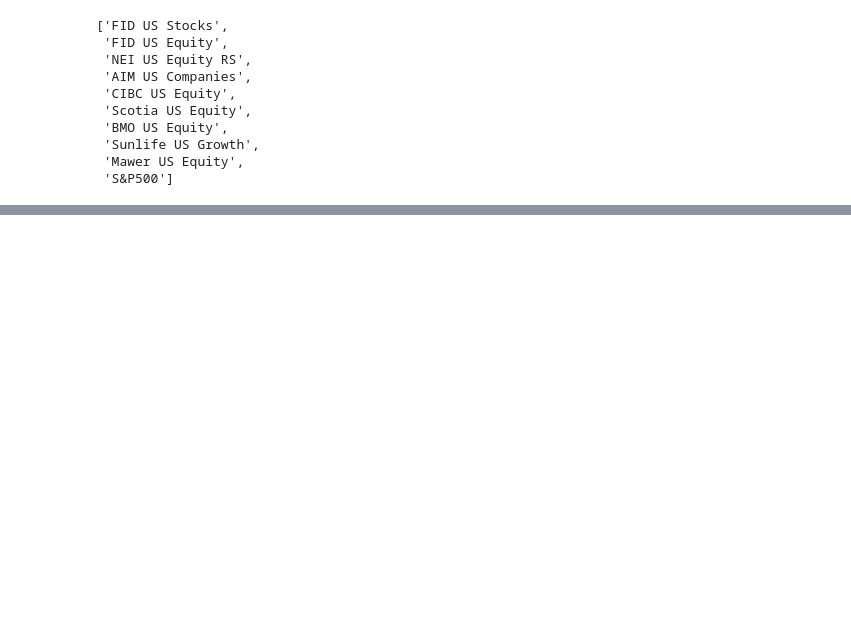
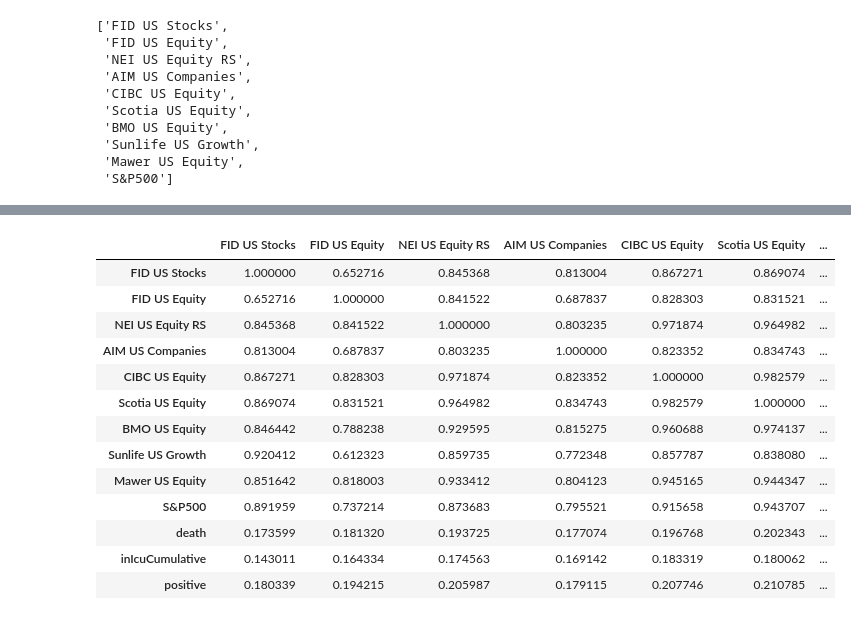
Before and after one commit to harrysui1997/Passive-vs-Active-Management-Analysis, a Jupyter notebook: Starter Code/Funds Analysis.ipynb, the cells around one changed output, grey strips where cells are left out. Cells and saved outputs as stored; diff of their text form; code cells hidden in the pictures; blank space fills up the shorter version.

```diff
--- a/Starter Code/Funds Analysis.ipynb
+++ b/Starter Code/Funds Analysis.ipynb
@@ -222,0 +224,17 @@ combined.set_index('index')
+# %%
+#dropping all columns that do not associate with the data objective
+covid_cases = covid_cases.drop(columns=['date',
+                                        'deathIncrease',
+                                        'inIcuCurrently',
+                                        'hospitalizedIncrease',
+                                        'hospitalizedCurrently',
+                                        'hospitalizedCumulative',
+                                        'negative',
+                                        'negativeIncrease',
+                                        'onVentilatorCumulative',
+                                        'onVentilatorCurrently',
+                                        'positiveIncrease',
+                                        'states',
+                                        'totalTestResults',
+                                        'totalTestResultsIncrease'])
+covid_cases
@@ -222,0 +256,4 @@ combined.set_index('index')
+# %%
+#sorting indexing in ascending order
+covid_cases = covid_cases.sort_index(ascending=True)
+covid_cases
@@ -222,0 +275,4 @@ combined.set_index('index')
+# %%
+#calculating percent change and droping nall variables
+covid_pct_change = covid_cases.pct_change().dropna()
+covid_pct_change
@@ -222,0 +294,4 @@ combined.set_index('index')
+# %%
+#joining daily returns with covid cases
+returns_and_covid_pct = pd.concat([daily_returns, covid_pct_change], axis="columns", join="inner")
+returns_and_covid_pct
@@ -222,0 +312,19 @@ combined.set_index('index')
+# %%
+#using correlation function to see if covid cases are correlated with stock flow
+daily_covid_correlation = returns_and_covid_pct.corr()
+daily_covid_correlation
+# %% [output]
+|  | FID US Stocks | FID US Equity | NEI US Equity RS | AIM US Companies | CIBC US Equity | Scotia US Equity | ... |
+| FID US Stocks | 1.000000 | 0.652716 | 0.845368 | 0.813004 | 0.867271 | 0.869074 | ... |
+| FID US Equity | 0.652716 | 1.000000 | 0.841522 | 0.687837 | 0.828303 | 0.831521 | ... |
+| NEI US Equity RS | 0.845368 | 0.841522 | 1.000000 | 0.803235 | 0.971874 | 0.964982 | ... |
+| AIM US Companies | 0.813004 | 0.687837 | 0.803235 | 1.000000 | 0.823352 | 0.834743 | ... |
+| CIBC US Equity | 0.867271 | 0.828303 | 0.971874 | 0.823352 | 1.000000 | 0.982579 | ... |
+| Scotia US Equity | 0.869074 | 0.831521 | 0.964982 | 0.834743 | 0.982579 | 1.000000 | ... |
+| BMO US Equity | 0.846442 | 0.788238 | 0.929595 | 0.815275 | 0.960688 | 0.974137 | ... |
+| Sunlife US Growth | 0.920412 | 0.612323 | 0.859735 | 0.772348 | 0.857787 | 0.838080 | ... |
+| Mawer US Equity | 0.851642 | 0.818003 | 0.933412 | 0.804123 | 0.945165 | 0.944347 | ... |
+| S&P500 | 0.891959 | 0.737214 | 0.873683 | 0.795521 | 0.915658 | 0.943707 | ... |
+| death | 0.173599 | 0.181320 | 0.193725 | 0.177074 | 0.196768 | 0.202343 | ... |
+| inIcuCumulative | 0.143011 | 0.164334 | 0.174563 | 0.169142 | 0.183319 | 0.180062 | ... |
+| positive | 0.180339 | 0.194215 | 0.205987 | 0.179115 | 0.207746 | 0.210785 | ... |
```
Also changed, not shown: parts of 16 cells of this notebook, 2 other files.
